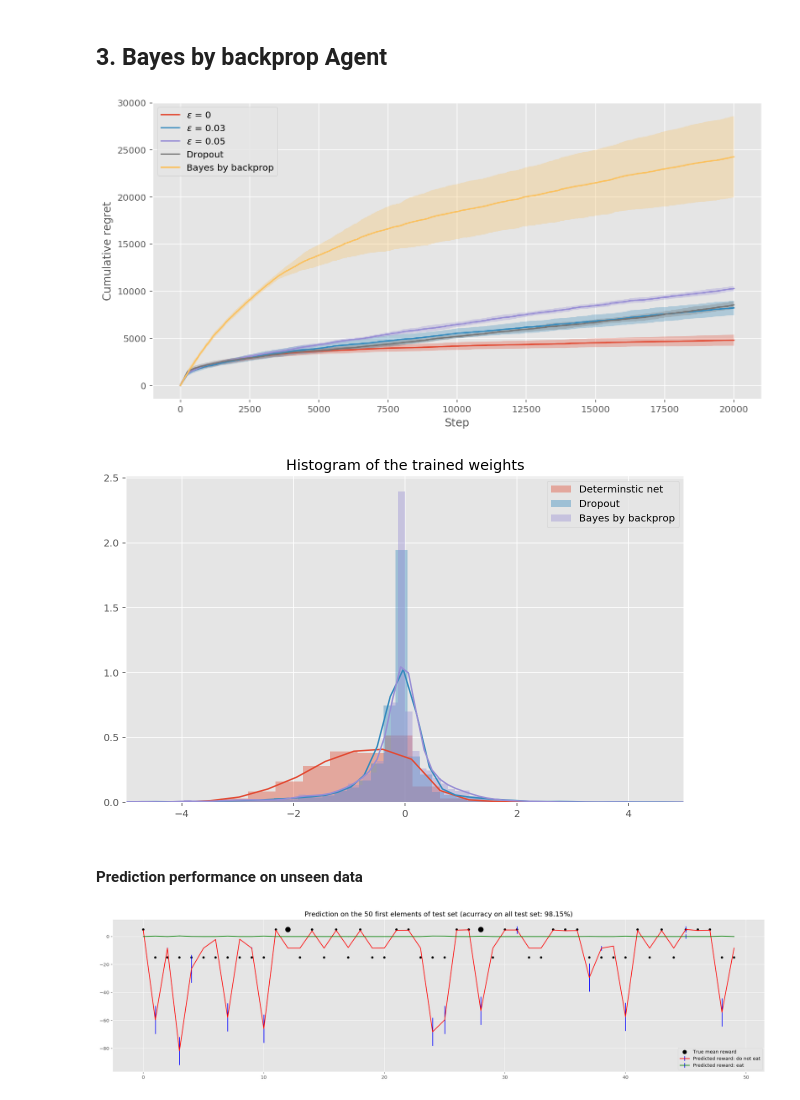
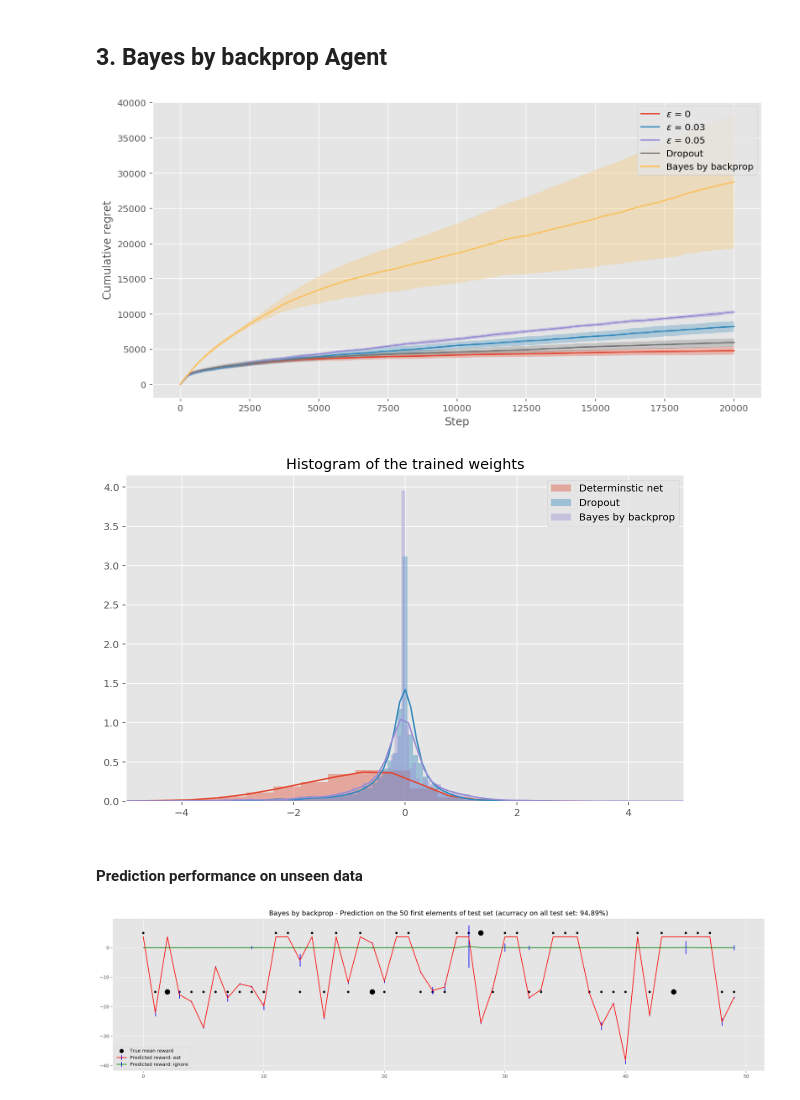
Before and after one commit to WayneDW/MVA_BayesianBackprop, a Jupyter notebook: RL.ipynb, the cells around one changed output. Saved outputs shown, nothing was run; the diff lists cells and outputs as text; code cells hidden in the pictures.

```diff
--- a/RL.ipynb
+++ b/RL.ipynb
@@ -109,7 +109,7 @@ for run in range(N_RUNS):
     dropout_net = dropout_rl.DropoutNet(100, dim_input, dim_action_space, p=0.25)
     agent_dropout = rl_utils.AgentDropout(dropout_net, sample=2)
     rl_reg = dropout_rl.DropoutRLReg(X_train_tensor, y_train_tensor, agent_dropout, buffer_size=4096, minibatch_size=64, burn_in=256)
-    optimizer = torch.optim.Adam(dropout_net.parameters(), lr=0.01, weight_decay=1e-6)
+    optimizer = torch.optim.Adam(dropout_net.parameters(), lr=0.003, weight_decay=1e-6)
     rl_reg.train(N_EPISODES, optimizer)
     regs_dropout[run] = rl_reg.hist['regret'].copy()
     clear_output()
@@ -170,13 +170,13 @@ plt.show()
 ## 3. Bayes by backprop Agent
 # %%
 regs_bayes = np.zeros((N_RUNS, N_EPISODES + 1))
-prior_parameters = {'sigma1': 1, 'sigma2': np.exp(-6), 'pi': 0.5}
+prior_parameters = {'sigma1': 1, 'sigma2': 1e-6, 'pi': 0.5}
 for run in range(N_RUNS):
     print(f'Sample {run + 1:2d} / {N_RUNS:2d}')
     bayes_net = bb_net_rl.BayesBackpropRLNet(100, dim_input, dim_action_space, prior_parameters, sigma=0.02)
-    agent_bb = rl_utils.AgentBayesBackprop(bayes_net, sample=2)
+    agent_bb = rl_utils.AgentBayesBackprop(bayes_net, sample=5)
     rl_reg = bb_net_rl.BayesRLReg(X_train_tensor, y_train_tensor, agent_bb, buffer_size=4096, minibatch_size=64, burn_in=256)
-    optimizer = torch.optim.Adam(bayes_net.parameters(), lr=0.05, weight_decay=1e-6)
+    optimizer = torch.optim.Adam(bayes_net.parameters(), lr=0.07, weight_decay=1e-6)
     rl_reg.train(N_EPISODES, optimizer)
     regs_bayes[run] = rl_reg.hist['regret'].copy()
     clear_output()
@@ -198,45 +198,45 @@ plt.xlabel('Step')
 plt.ylabel('Cumulative regret')
 plt.show()
 # %% [output]
-[figure, old version]
+[figure, new version]
 # %%
 fig, ax = plt.subplots(figsize=(10, 6))
 ax.set_xlim(-5, 5)
 sns.distplot(bayes_net.weights_dist(), bins=100, ax=ax, label='Determinstic net')
 sns.distplot(dropout_net.weights_dist(), bins=100, ax=ax, label='Dropout')
-sns.distplot(det_net.weights_dist(), bins=100, ax=ax, label='Bayes by backprop')
+sns.distplot(det_net.weights_dist(), bins=200, ax=ax, label='Bayes by backprop')
 plt.title('Histogram of the trained weights')
 plt.legend()
 plt.show()
 # %% [output]
-[figure, old version]
+[figure, new version]
 # %% [markdown]
 #### Prediction performance on unseen data
 # %%
 plt.figure(figsize=(25, 6))
 N = 50
 MC = 100
 
-# Predicted rewards on 'do not eat' action
+# Predicted rewards on 'eat' action
 estimates = np.zeros((MC, N))
 for i in range(MC):
     estimates[i] = bayes_net(X_test_tensor).squeeze().detach().numpy()[:N, 1]
-plt.errorbar(np.arange(N), estimates.mean(axis=0), estimates.std(axis=0) * 3, color='r', ecolor='blue', label='Predicted reward: do not eat')
+plt.errorbar(np.arange(N), estimates.mean(axis=0), estimates.std(axis=0) * 3, color='r', ecolor='blue', label='Predicted reward: eat')
 
-# Predicted rewards on 'eat' action
+# Predicted rewards on 'ignore' action
 estimates = np.zeros((MC, N))
 for i in range(MC):
     estimates[i] = bayes_net(X_test_tensor).squeeze().detach().numpy()[:N, 0]
-plt.errorbar(np.arange(N), estimates.mean(axis=0), estimates.std(axis=0) * 3, color='g', ecolor='blue', label='Predicted reward: eat')
+plt.errorbar(np.arange(N), estimates.mean(axis=0), estimates.std(axis=0) * 3, color='g', ecolor='blue', label='Predicted reward: ignore')
 
 # Class prediction: edible / poisonous
 preds = 1 - bayes_net(X_test_tensor).squeeze().detach().numpy().argmax(axis=1)
 S = 20 + 100 * (preds != test_y)
 
 plt.scatter(np.arange(N), - test_y[:N] * 20 + 5, c='k', s=S[:N], label='True mean reward')
 plt.legend()
 acc = np.mean(bayes_net(X_test_tensor).squeeze().argmax(axis=1).numpy() == 1 - test_y)
-plt.title(f'Prediction on the {N} first elements of test set (acurracy on all test set: {acc * 100:2.2f}%)')
+plt.title(f'Bayes by backprop - Prediction on the {N} first elements of test set (acurracy on all test set: {acc * 100:2.2f}%)')
 plt.show()
 # %% [output]
-[figure, old version]
+[figure, new version]
```
Also changed, not shown: parts of 4 cells of this notebook.
